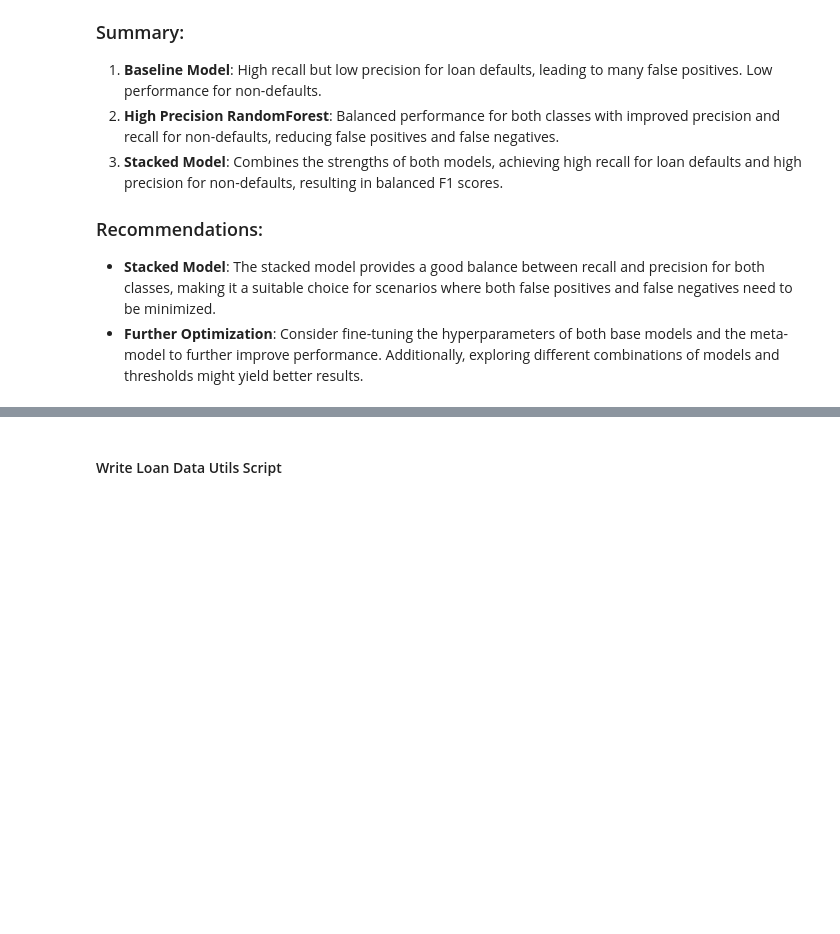
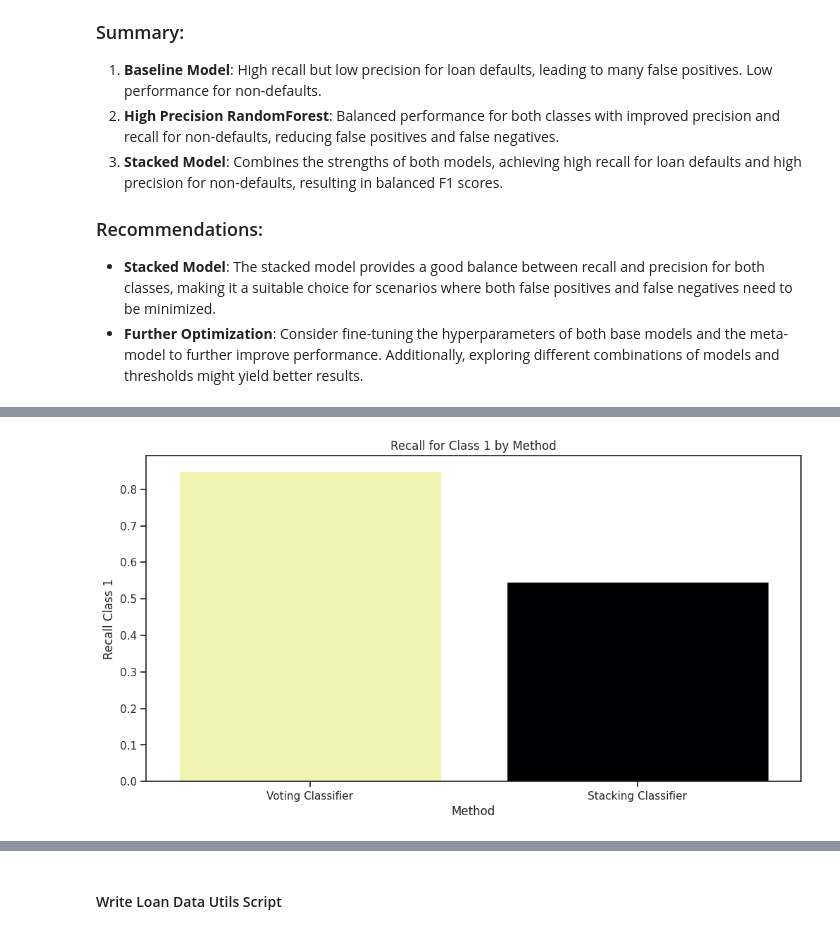
Before and after one commit to micah-shull/Machine_Learning_Pipelines, a Jupyter notebook: pipelines_16_ensemble_02_stacking_00.ipynb, the cells around one changed output, grey strips where cells are left out. Cells and saved outputs as stored; diff of their text form; code cells hidden in the pictures; blank space fills up the shorter version.

```diff
--- a/pipelines_16_ensemble_02_stacking_00.ipynb
+++ b/pipelines_16_ensemble_02_stacking_00.ipynb
@@ -573,0 +651,14 @@ The combined performance metrics for three models — the baseline Logistic Regr
+# %%
+# Assuming the existing stacking classifier is named `stacking_pipeline`
+stacking_clf = stacking_pipeline.named_steps['stacking']
+
+# Extract the meta-model's training data (predictions of base models)
+meta_train_data = stacking_clf.transform(stacking_pipeline.named_steps['preprocessor'].transform(X_train))
+
+# Convert to DataFrame for better inspection
+base_model_names = [name for name, _ in stacking_clf.named_estimators_.items()]
+meta_train_df = pd.DataFrame(meta_train_data, columns=base_model_names)
+meta_train_df['Target'] = y_train.reset_index(drop=True)
+
+# Display the meta-model's training data
+print(meta_train_df.head())
@@ -573,0 +933,66 @@ The combined performance metrics for three models — the baseline Logistic Regr
+# %%
+from sklearn.metrics import recall_score, precision_score, f1_score
+import pandas as pd
+import seaborn as sns
+import matplotlib.pyplot as plt
+
+# Define function to collect metrics
+def collect_metrics(y_true, y_pred, method_name):
+    recall_class1 = recall_score(y_true, y_pred, pos_label=1)
+    precision_class1 = precision_score(y_true, y_pred, pos_label=1, zero_division=0)
+    f1_class1 = f1_score(y_true, y_pred, pos_label=1)
+    recall_class0 = recall_score(y_true, y_pred, pos_label=0)
+    precision_class0 = precision_score(y_true, y_pred, pos_label=0, zero_division=0)
+    f1_class0 = f1_score(y_true, y_pred, pos_label=0)
+
+    return {
+        'Method': method_name,
+        'Recall Class 1': recall_class1,
+        'Precision Class 1': precision_class1,
+        'F1 Score Class 1': f1_class1,
+        'Recall Class 0': recall_class0,
+        'Precision Class 0': precision_class0,
+        'F1 Score Class 0': f1_class0
+    }
+
+# Evaluate the voting classifier
+voting_proba = voting_clf.predict_proba(X_test)[:, 1]
+voting_pred = (voting_proba >= optimal_threshold).astype(int)
+voting_results = collect_metrics(y_test, voting_pred, 'Voting Classifier')
+
+# Evaluate the stacking classifier
+stacking_proba = stacking_pipeline.predict_proba(X_test)[:, 1]
+stacking_pred = (stacking_proba >= optimal_threshold).astype(int)
+stacking_results = collect_metrics(y_test, stacking_pred, 'Stacking Classifier')
+
+# Combine results into a DataFrame
+results = [voting_results, stacking_results]
+results_df = pd.DataFrame(results)
+
+# Plot the performance metrics for combined results
+def plot_combined_metrics(results_df, metric, title, ylabel):
+    sns.set_context('notebook')
+    sns.set_style('ticks')
+    fig, ax = plt.subplots(figsize=(12, 6))
+
+    sns.barplot(x='Method', y=metric, data=results_df, hue=metric, palette='inferno', ax=ax, legend=False)
+    ax.set_title(title)
+    ax.set_xlabel('Method')
+    ax.set_ylabel(ylabel)
+
+    plt.show()
+
+metrics = [
+    ('Recall Class 1', 'Recall for Class 1 by Method', 'Recall Class 1'),
+    ('Precision Class 1', 'Precision for Class 1 by Method', 'Precision Class 1'),
+    ('F1 Score Class 1', 'F1 Score for Class 1 by Method', 'F1 Score Class 1'),
+    ('Recall Class 0', 'Recall for Class 0 by Method', 'Recall Class 0'),
+    ('Precision Class 0', 'Precision for Class 0 by Method', 'Precision Class 0'),
+    ('F1 Score Class 0', 'F1 Score for Class 0 by Method', 'F1 Score Class 0')
+]
+
+# Loop through the metrics and create plots
+for metric, title, ylabel in metrics:
+    plot_combined_metrics(results_df, metric, title, ylabel)
+# %% [output]
+[figure, added]
```
Also changed, not shown: parts of 14 cells of this notebook.
